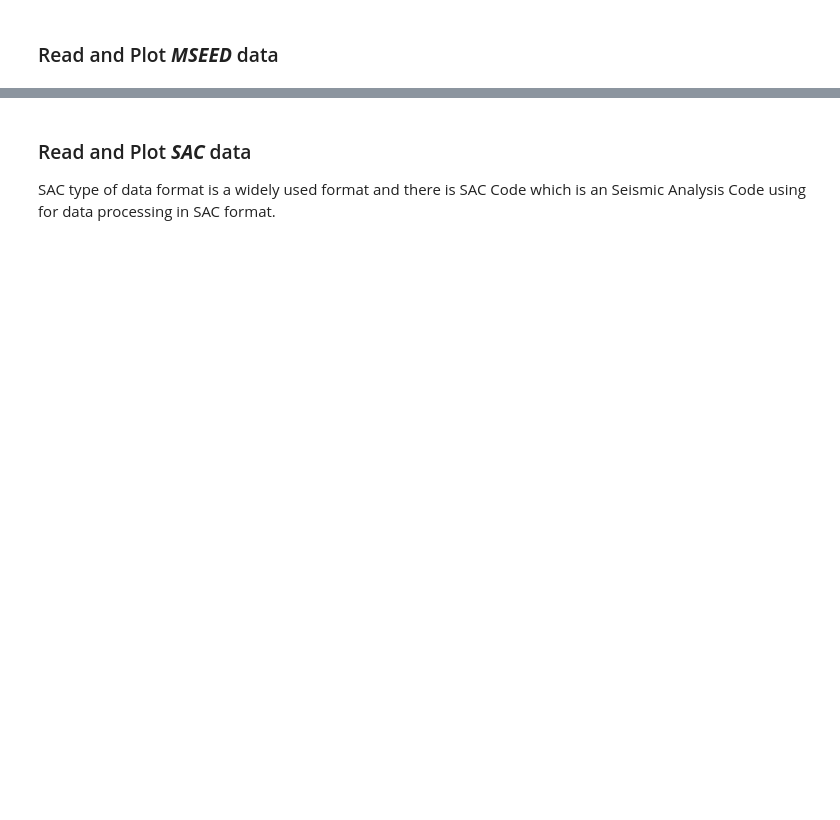
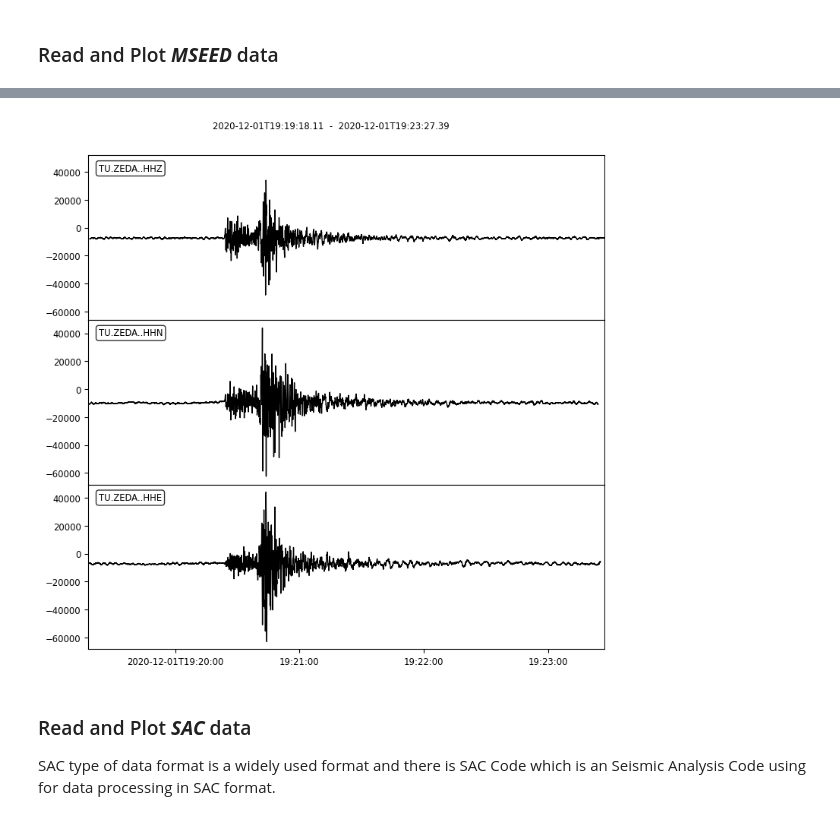
Before and after one commit to komec/EQE582_Lecture, a Jupyter notebook: EQE582_Week9_ObsPy_Intro.ipynb, the cells around one changed output, grey strips where cells are left out. Cells and saved outputs as stored; diff of their text form; code cells hidden in the pictures; blank space fills up the shorter version.

```diff
--- a/EQE582_Week9_ObsPy_Intro.ipynb
+++ b/EQE582_Week9_ObsPy_Intro.ipynb
@@ -50,3 +54,7 @@ st.plot()
+# %%
+fig = st.plot()
+# %% [output]
+[figure, added]
 # %% [markdown]
 ### Read and Plot **_SAC_** data
 
```
Also changed, not shown: parts of 25 cells of this notebook, 1 other file.
